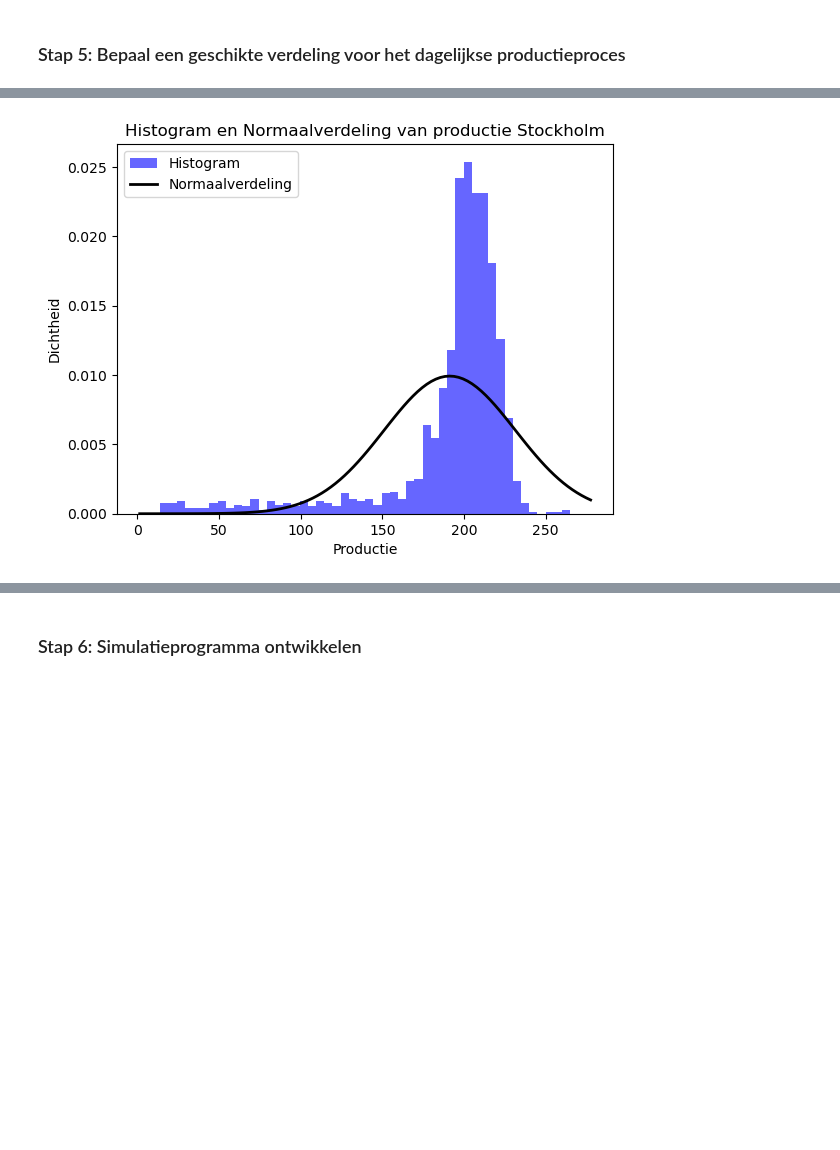
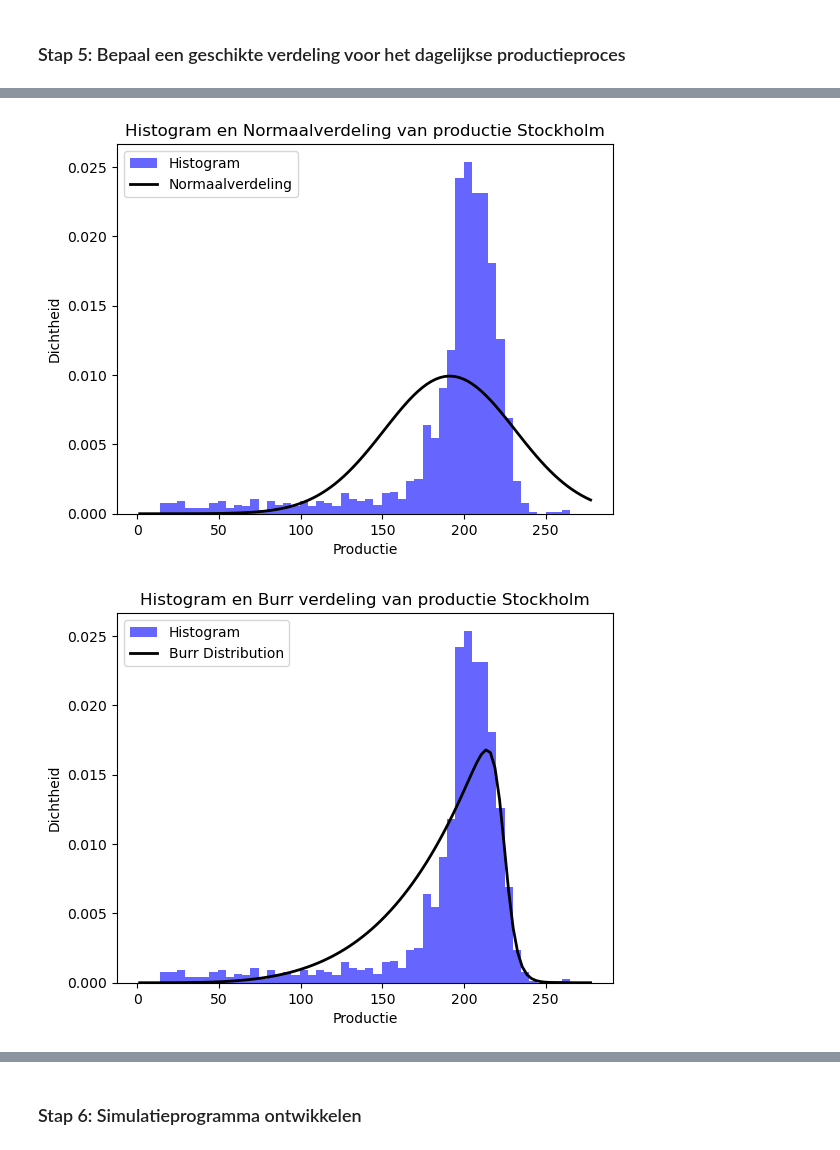
Before and after one commit to craftyraf/project-productie-proces, a Jupyter notebook: notebooks/Deel 1.ipynb, the cells around one changed output, grey strips where cells are left out. Saved outputs shown, nothing was run; the diff lists cells and outputs as text; code cells hidden in the pictures; blank space fills up the shorter version.

Commit message:
Cauchy + Burr verdeling toegevoegd voor STO

```diff
--- a/notebooks/Deel 1.ipynb
+++ b/notebooks/Deel 1.ipynb
@@ -204,6 +206,51 @@ plt.xlabel('Productie')
 plt.ylabel('Dichtheid')
 plt.legend()
 plt.show()
+
+# Burr verdeling voor STO_prod_df
+c = x_sto # 3
+d = p_sto # 2
+loc = 0  # location parameter
+scale = 2  # scale parameter
+c, d, loc, scale = burr.fit(data_bru)
+
+
+# Burr verdeling STO_prod_df
+c_sto, d_sto, loc_sto, scale_sto = burr.fit(data_sto)
+
+# Histogram STO_prod_df
+plt.hist(data_sto, bins=50, density=True, alpha=0.6, color='b', label='Histogram')
+
+# Burr verdeling
+xmin, xmax = plt.xlim()
+x_sto = np.linspace(xmin, xmax, 100)
+p_sto = burr.pdf(x_sto, c_sto, d_sto, loc=loc_sto, scale=scale_sto)
+plt.plot(x_sto, p_sto, 'k', linewidth=2, label='Burr Distribution')
+
+plt.title('Histogram en Burr verdeling van productie Stockholm')
+plt.xlabel('Productie')
+plt.ylabel('Dichtheid')
+plt.legend()
+plt.show()
+
+
+# Cauchy verdeling
+loc_sto, scale_sto = cauchy.fit(data_sto)
+
+# Histogram STO_prod_df
+plt.hist(data_sto, bins=50, density=True, alpha=0.6, color='b', label='Histogram')
+
+# Cauchy verdeling for STO_prod_df
+xmin, xmax = plt.xlim()
+x_sto = np.linspace(xmin, xmax, 100)
+p_sto = cauchy.pdf(x_sto, loc=loc_sto, scale=scale_sto)
+plt.plot(x_sto, p_sto, 'k', linewidth=2, label='Cauchy Distribution')
+
+plt.title('Histogram en Cauchy verdeling van productie Stockholm')
+plt.xlabel('Productie')
+plt.ylabel('Dichtheid')
+plt.legend()
+plt.show()
 # %% [output]
             DoW  hour  minute                      date maintenance prod_loss  \
 0        Monday     1       0  01-01-2018 00:00:00.0000          No        61
@@ -214,30 +261,31 @@ plt.show()
 ...         ...   ...     ...                       ...         ...       ...
 1825   Saturday     1       0  12-31-2022 00:00:00.0000          No       203
 1826     Sunday     1       0  01-01-2023 00:00:00.0000          No       231
 1827     Monday     1       0  01-02-2023 00:00:00.0000          No       181
 1828    Tuesday     1       0  01-03-2023 00:00:00.0000          No       198
 1829  Wednesday     1       0  01-04-2023 00:00:00.0000          No       171
 ... (11 lines left out)
 1828             16      1046.0
 1829             14      1073.0
 
 [1428 rows x 8 columns]
 [figure]
             DoW  hour  minute                      date maintenance prod_loss  \
 0        Monday     1       0  01-01-2018 00:00:00.0000          No         9
 1       Tuesday     1       0  01-02-2018 00:00:00.0000          No         9
 2     Wednesday     1       0  01-03-2018 00:00:00.0000          No        18
 3      Thursday     1       0  01-04-2018 00:00:00.0000          No        22
 4        Friday     1       0  01-05-2018 00:00:00.0000          No        31
 ...         ...   ...     ...                       ...         ...       ...
 1825   Saturday     1       0  12-31-2022 00:00:00.0000          No        51
 1826     Sunday     1       0  01-01-2023 00:00:00.0000          No        53
 1827     Monday     1       0  01-02-2023 00:00:00.0000          No        61
 1828    Tuesday     1       0  01-03-2023 00:00:00.0000          No        70
 1829  Wednesday     1       0  01-04-2023 00:00:00.0000          No        69
 ... (11 lines left out)
 1828             25       204.0
 1829             25       205.0
 
 [1499 rows x 8 columns]
 [figure]
+[figure, added]
```
Also changed, not shown: parts of 5 cells of this notebook.
